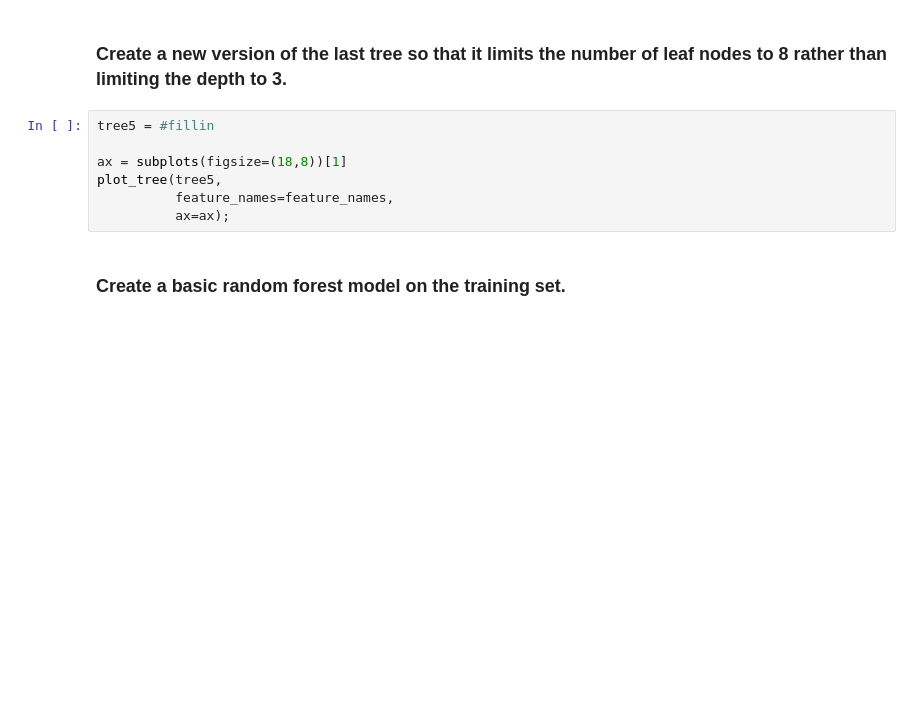
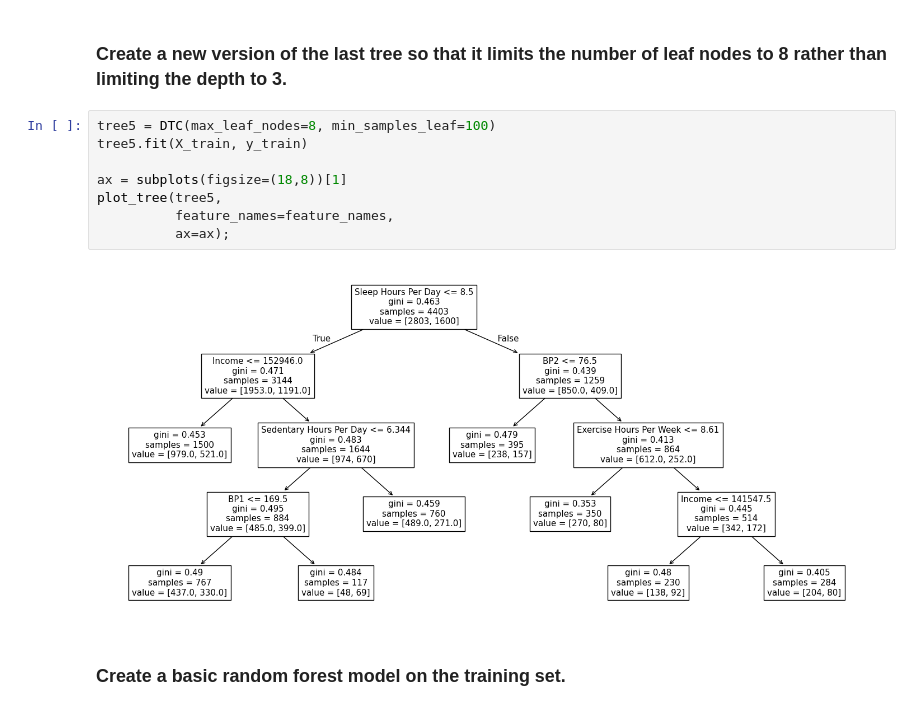
Before and after one commit to Uconn-MattHuang/code_2600, a Jupyter notebook: mod08_rf.ipynb, the cells around one changed output. Saved outputs shown, nothing was run; the diff lists cells and outputs as text; blank space fills up the shorter version.

```diff
--- a/mod08_rf.ipynb
+++ b/mod08_rf.ipynb
@@ -110,12 +178,15 @@ plot_tree(tree4,
 # %% [markdown]
 ### Create a new version of the last tree so that it limits the number of leaf nodes to 8 rather than limiting the depth to 3.
 # %%
-tree5 = #fillin
+tree5 = DTC(max_leaf_nodes=8, min_samples_leaf=100)
+tree5.fit(X_train, y_train)
 
 ax = subplots(figsize=(18,8))[1]
 plot_tree(tree5,
           feature_names=feature_names,
           ax=ax);
+# %% [output]
+[figure, added]
 # %% [markdown]
 ### Create a basic random forest model on the training set.
 # %%
```
Also changed, not shown: parts of 21 cells of this notebook.
